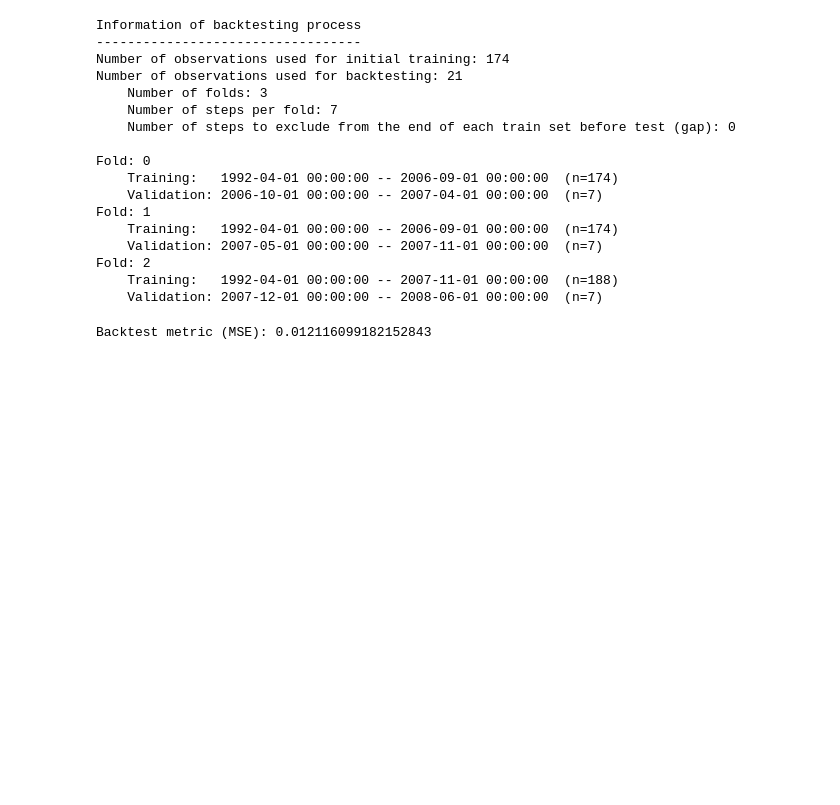
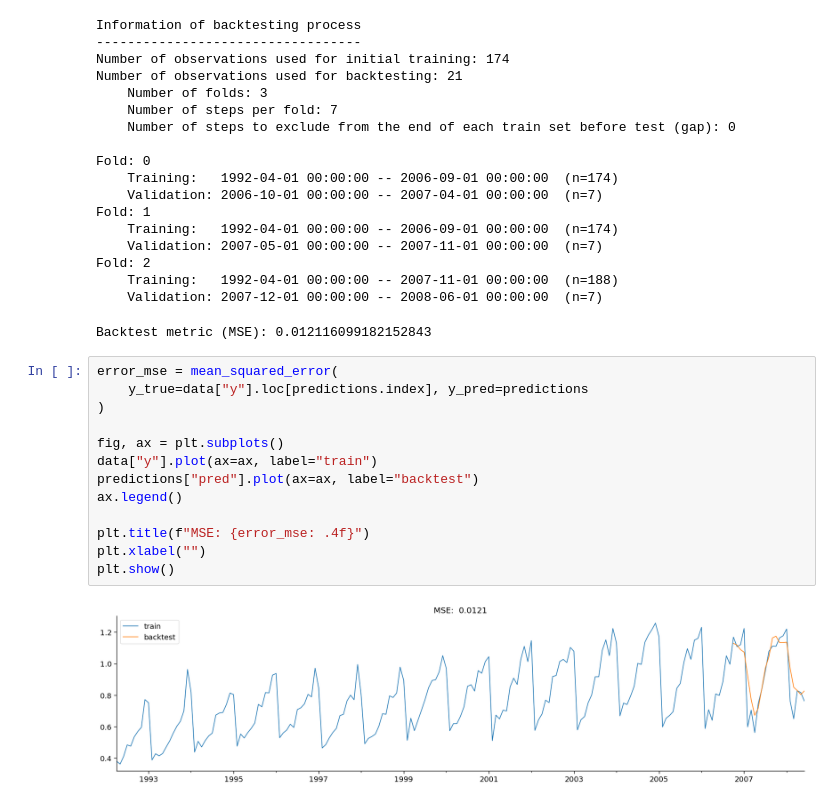
Before and after one commit to razielar/forecasting_with_ML, a Jupyter notebook: 04_backtesting/04_backtesting_with_intermittent_refit.ipynb, the cells around one changed output. Saved outputs shown, nothing was run; the diff lists cells and outputs as text; blank space fills up the shorter version.

Commit message:
multiple independent time series: backtesting with intermittent refit

```diff
--- a/04_backtesting/04_backtesting_with_intermittent_refit.ipynb
+++ b/04_backtesting/04_backtesting_with_intermittent_refit.ipynb
@@ -146,3 +147,18 @@ Fold: 2
     Training:   1992-04-01 00:00:00 -- 2007-11-01 00:00:00  (n=188)
     Validation: 2007-12-01 00:00:00 -- 2008-06-01 00:00:00  (n=7)
 Backtest metric (MSE): 0.012116099182152843
+# %%
+error_mse = mean_squared_error(
+    y_true=data["y"].loc[predictions.index], y_pred=predictions
+)
+
+fig, ax = plt.subplots()
+data["y"].plot(ax=ax, label="train")
+predictions["pred"].plot(ax=ax, label="backtest")
+ax.legend()
+
+plt.title(f"MSE: {error_mse: .4f}")
+plt.xlabel("")
+plt.show()
+# %% [output]
+[figure, added]
```
Also changed, not shown: parts of 9 cells of this notebook, 1 other file.
